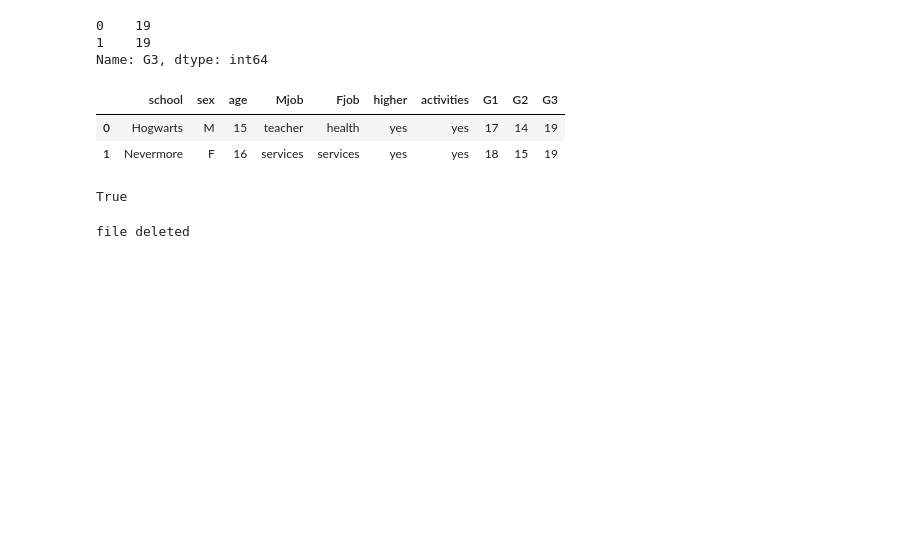
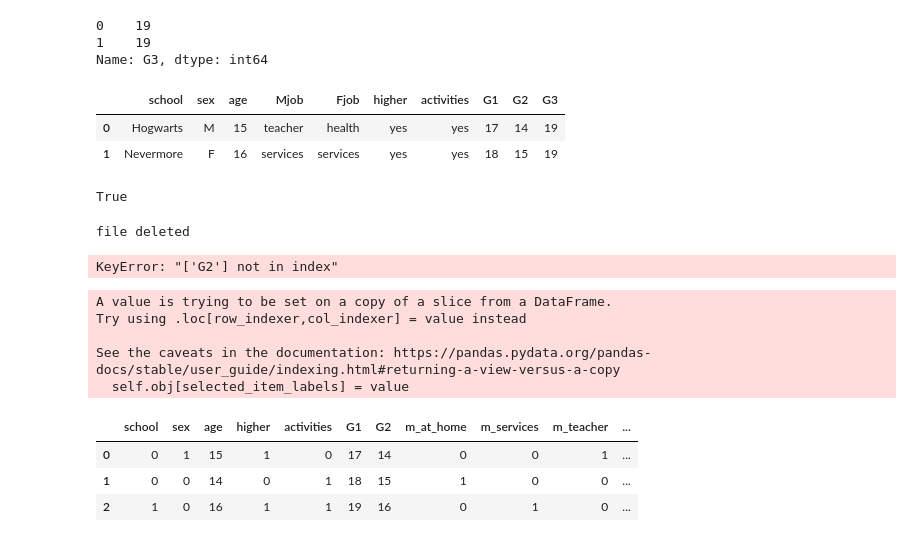
Before and after one commit to MishkaKnizhka98/Project, a Jupyter notebook: Untitled.ipynb, the cells around one changed output. Cells and saved outputs as stored; diff of their text form; code cells hidden in the pictures; blank space fills up the shorter version.

Commit message:
test_dummy_matrices_performed_correctly() is modified

```diff
--- a/Untitled.ipynb
+++ b/Untitled.ipynb
@@ -58,0 +73,27 @@ file deleted
+# %%
+x, y = mf.load_data("test_data.csv")
+# %% [output]
+KeyError: "['G2'] not in index"
+# %%
+    x = {"school": ["Hogwarts", "Hogwarts", "Nevermore"],
+                 "sex": ["M", "F", "F"],
+                 "age": [15, 14, 16],
+                 "Mjob": ["teacher", "at_home", "services"],
+                 "Fjob": ["health", "other", "services"],
+                 "higher": ["yes", "no", "yes"],
+                 "activities": ["no", "yes", "yes"],
+                 "G1": [17, 18, 19],
+                 "G2": [14, 15, 16],
+                 }
+    x = pd.DataFrame(x)
+    mf.dummy_matrices(x)
+# %% [output]
+A value is trying to be set on a copy of a slice from a DataFrame.
+Try using .loc[row_indexer,col_indexer] = value instead
+
+See the caveats in the documentation: https://pandas.pydata.org/pandas-docs/stable/user_guide/indexing.html#returning-a-view-versus-a-copy
+  self.obj[selected_item_labels] = value
+|  | school | sex | age | higher | activities | G1 | G2 | m_at_home | m_services | m_teacher | ... |
+| 0 | 0 | 1 | 15 | 1 | 0 | 17 | 14 | 0 | 0 | 1 | ... |
+| 1 | 0 | 0 | 14 | 0 | 1 | 18 | 15 | 1 | 0 | 0 | ... |
+| 2 | 1 | 0 | 16 | 1 | 1 | 19 | 16 | 0 | 1 | 0 | ... |
```
Also changed, not shown: parts of 13 cells of this notebook, 1 other file.
